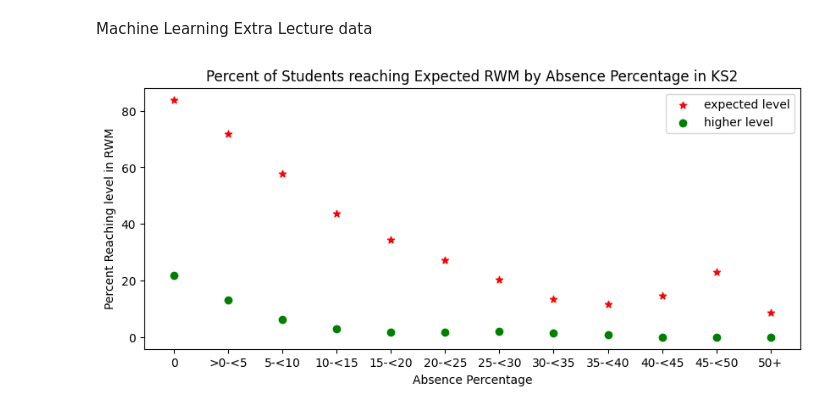
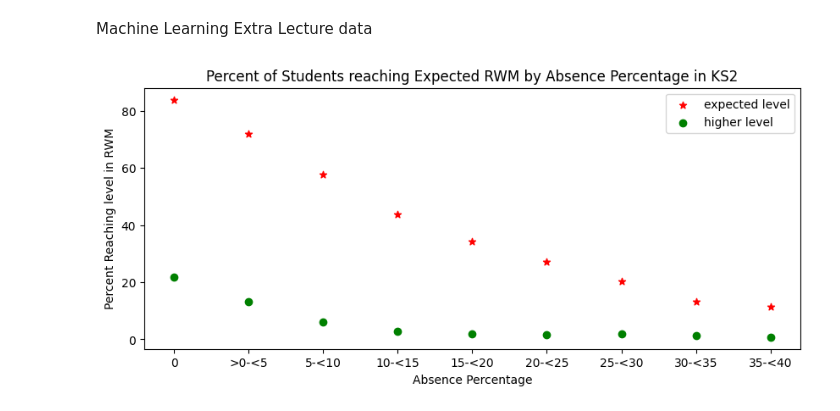
Before and after one commit to Bartsimho/MachineLearning, a Jupyter notebook: ExtraLecture/Analysis.ipynb, the cells around one changed output. Saved outputs shown, nothing was run; the diff lists cells and outputs as text; code cells hidden in the pictures.

```diff
--- a/ExtraLecture/Analysis.ipynb
+++ b/ExtraLecture/Analysis.ipynb
@@ -3,18 +3,19 @@ Machine Learning Extra Lecture data
 # %%
 import pandas as pd
 import matplotlib.pyplot as plt
 import numpy as np
 
 df=pd.read_csv('data/key_stage_2_ud_percentage_point_absence_attainment.csv')
 df=df.drop(df[df.overall_absence_percent_groups == "Total"].index)
+df=df.drop(df[df.total_number_of_pupils_at_the_end_of_key_stage_2 < 100].index)
 
 plt.figure(1, figsize=(10,4))
 plt.scatter(df['overall_absence_percent_groups'], df['percentage_reaching_the_expected_standard_in_rwm'], marker='*', c='r', label='expected level')
 plt.scatter(df['overall_absence_percent_groups'], df['percentage_reaching_the_higher_standard_in_rwm'], c='g', label='higher level')
 plt.title("Percent of Students reaching Expected RWM by Absence Percentage in KS2")
 plt.xlabel("Absence Percentage")
 plt.ylabel("Percent Reaching level in RWM")
 plt.legend()
 plt.show()
 # %% [output]
-[figure, old version]
+[figure, new version]
```
